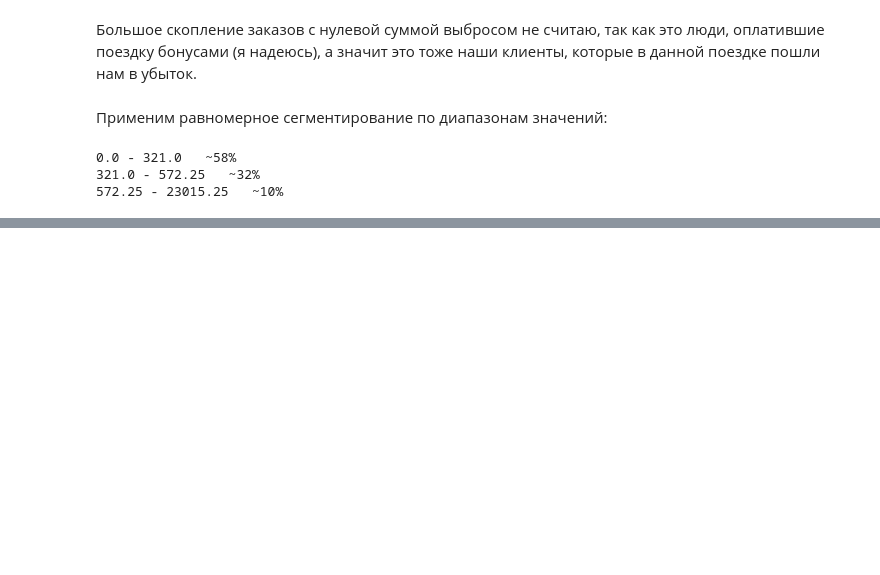
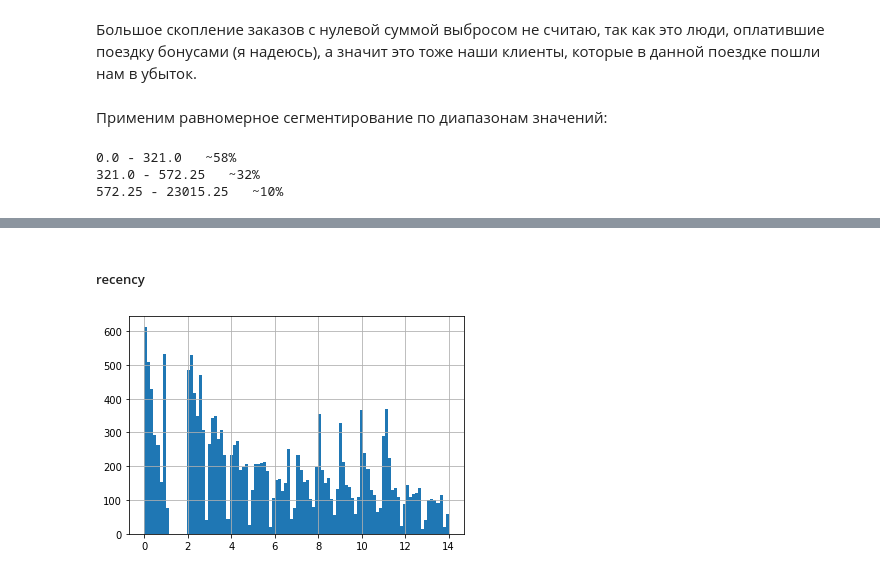
Before and after one commit to ivan-analytics/TP-Data-Analytics, a Jupyter notebook: hw-4/RFM-segmentation-analysis.ipynb, the cells around one changed output, grey strips where cells are left out. Cells and saved outputs as stored; diff of their text form; code cells hidden in the pictures; blank space fills up the shorter version.

```diff
--- a/hw-4/RFM-segmentation-analysis.ipynb
+++ b/hw-4/RFM-segmentation-analysis.ipynb
@@ -131,0 +164,7 @@ print('{} - {}   ~{}%'.format(border_2, monetary.max(), 10))
+# %% [markdown]
+##### recency
+# %%
+recency.hist(bins = 100)
+plt.show()
+# %% [output]
+[figure, added]
```
Also changed, not shown: parts of 37 cells of this notebook.
